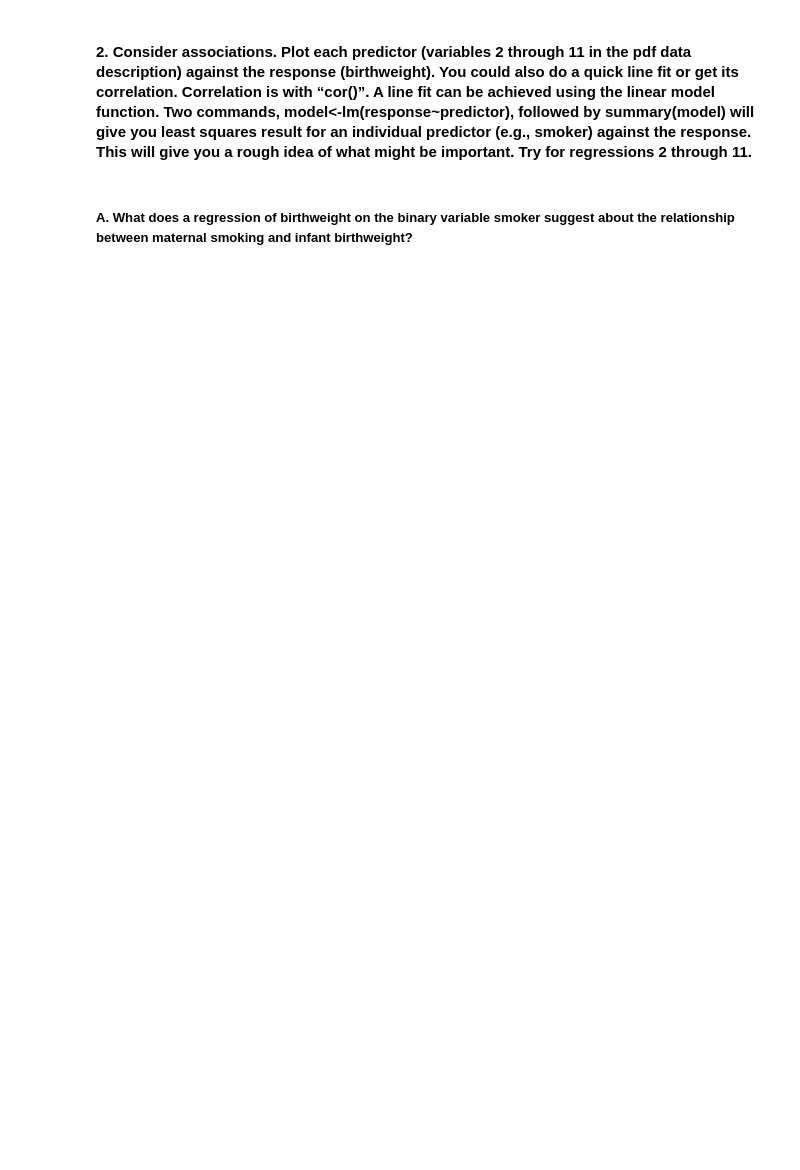
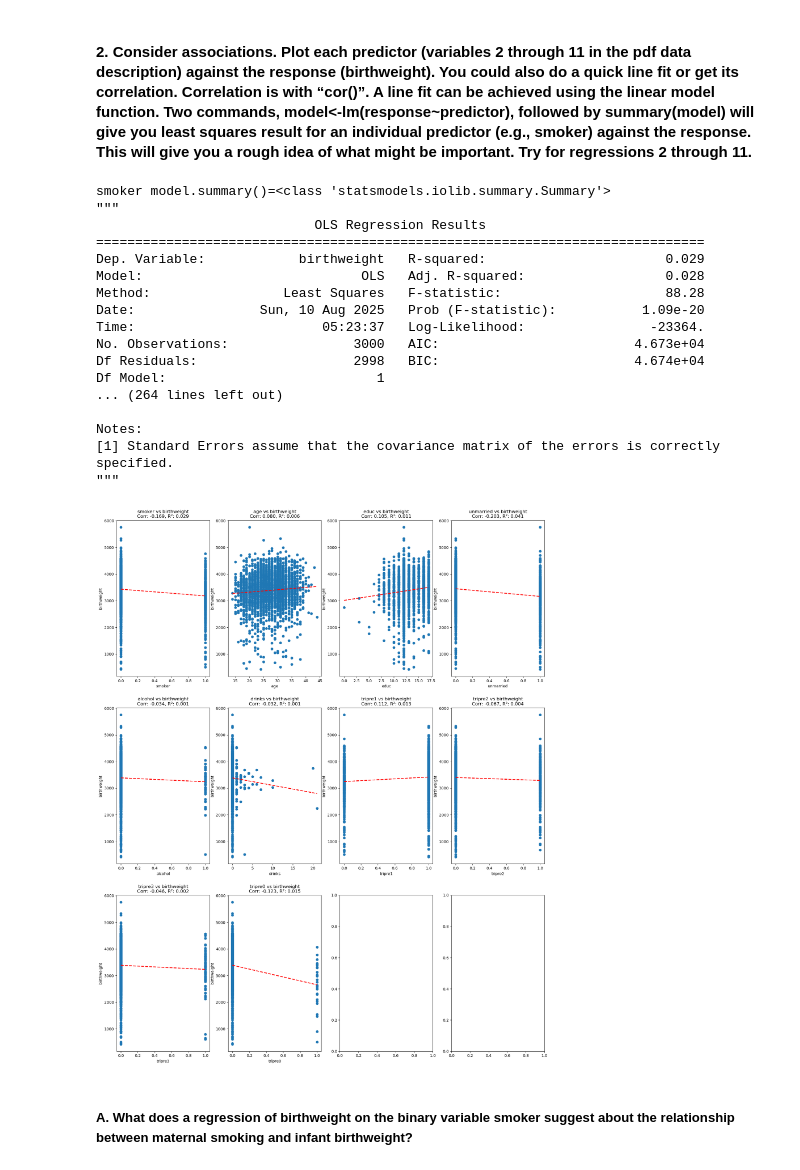
Before and after one commit to michaelghuang19/EN.625.603.84, a Jupyter notebook: Problem Set 8/birthweight_smoking/birthweight_smoking.ipynb, the cells around one changed output. Saved outputs shown, nothing was run; the diff lists cells and outputs as text; code cells hidden in the pictures; blank space fills up the shorter version.

```diff
--- a/Problem Set 8/birthweight_smoking/birthweight_smoking.ipynb
+++ b/Problem Set 8/birthweight_smoking/birthweight_smoking.ipynb
@@ -7,4 +78,57 @@
 # %% [markdown]
 #### 2. Consider associations. Plot each predictor (variables 2 through 11 in the pdf data description) against the response (birthweight). You could also do a quick line fit or get its correlation. Correlation is with “cor()”. A line fit can be achieved using the linear model function. Two commands, model<-lm(response~predictor), followed by summary(model) will give you least squares result for an individual predictor (e.g., smoker) against the response. This will give you a rough idea of what might be important. Try for regressions 2 through 11.
+# %%
+predictors = list(smoking_df.columns)[1:11]
+
+fig, axes = plt.subplots(3, 4, figsize=(20, 25))
+axes = axes.flatten()
+
+correlations = {}
+regression_results = {}
+
+for i, predictor in enumerate(predictors):
+    # Calculate correlation
+    correlation = smoking_df[predictor].corr(smoking_df["birthweight"])
+    correlations[predictor] = correlation
+
+    # Perform simple linear regression
+    intercept = sm.add_constant(smoking_df[predictor])
+    model = sm.OLS(smoking_df["birthweight"], intercept).fit()
+    regression_results[predictor] = model
+
+    # Plot predictor vs birthweight
+    axes[i].scatter(smoking_df[predictor], smoking_df["birthweight"])
+
+    # Add regression line
+    x_range = np.linspace(smoking_df[predictor].min(), smoking_df[predictor].max(), 100)
+    y_pred = model.params[0] + model.params[1] * x_range
+    axes[i].plot(x_range, y_pred, "r--", linewidth=2)
+
+    axes[i].set_xlabel(predictor)
+    axes[i].set_ylabel('birthweight')
+    axes[i].set_title(f'{predictor} vs birthweight\nCorr: {correlation:.3f}, R²: {model.rsquared:.3f}')
+
+    print(f"{predictor} {model.summary()=}")
+
+plt.show()
+# %% [output]
+smoker model.summary()=<class 'statsmodels.iolib.summary.Summary'>
+"""
+                            OLS Regression Results
+==============================================================================
+Dep. Variable:            birthweight   R-squared:                       0.029
+Model:                            OLS   Adj. R-squared:                  0.028
+Method:                 Least Squares   F-statistic:                     88.28
+Date:                Sun, 10 Aug 2025   Prob (F-statistic):           1.09e-20
+Time:                        05:23:37   Log-Likelihood:                -23364.
+No. Observations:                3000   AIC:                         4.673e+04
+Df Residuals:                    2998   BIC:                         4.674e+04
+Df Model:                           1
+... (264 lines left out)
+
+Notes:
+[1] Standard Errors assume that the covariance matrix of the errors is correctly specified.
+"""
+[figure, added]
 # %% [markdown]
 ##### A. What does a regression of birthweight on the binary variable smoker suggest about the relationship between maternal smoking and infant birthweight?
```
Also changed, not shown: parts of 25 cells of this notebook, 13 other files.
